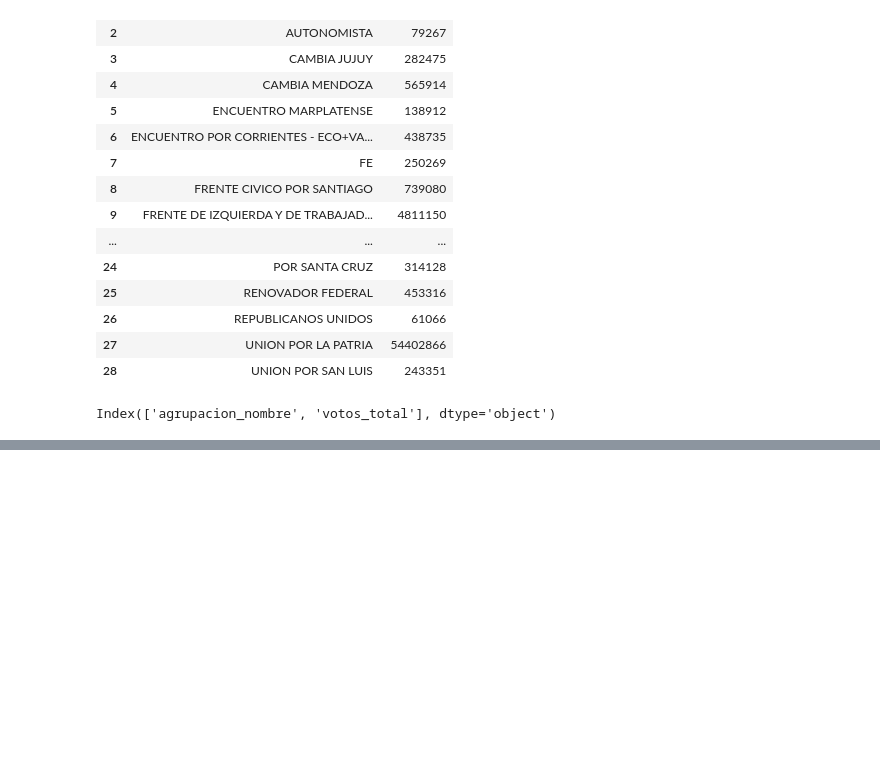
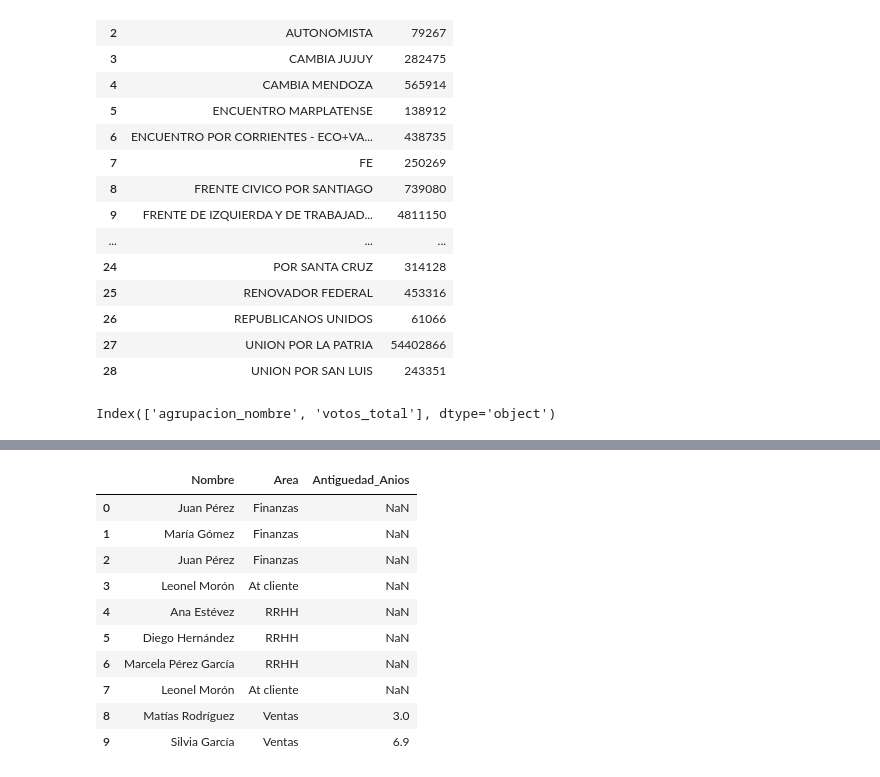
Before and after one commit to Leonel-Moron/TP_M4OP, a Jupyter notebook: Carpeta Prueba/Ejemplo con Resultados.ipynb, the cells around one changed output, grey strips where cells are left out. Cells and saved outputs as stored; diff of their text form; code cells hidden in the pictures; blank space fills up the shorter version.

```diff
--- a/Carpeta Prueba/Ejemplo con Resultados.ipynb
+++ b/Carpeta Prueba/Ejemplo con Resultados.ipynb
@@ -262,0 +417,28 @@ Index(['agrupacion_nombre', 'votos_total'], dtype='object')
+# %%
+finanzas = {"Nombre": ["Juan Pérez", "María Gómez","Juan Pérez","Leonel Morón"], "Area": ["Finanzas", "Finanzas","Finanzas","At cliente"]}
+finanzas = pd.DataFrame.from_dict(finanzas)
+rrhh = {"Nombre": ["Ana Estévez", "Diego Hernández","Marcela Pérez García","Leonel Morón"], "Area": ["RRHH", "RRHH","RRHH", "At cliente"]}
+rrhh = pd.DataFrame.from_dict(rrhh)
+ventas= {"Nombre": ["Matías Rodríguez", "Silvia García"], "Area": ["Ventas", "Ventas"],"Antiguedad_Anios": [3, 6.9]}
+ventas= pd.DataFrame.from_dict(ventas)
+#Creamos 3 DF
+
+empleados_union_all = pd.concat([finanzas, rrhh, ventas],ignore_index=True)
+#Usamos la funcion (parecida a merge pero te une todo).
+#Ignore_index ayuda a que se eliminen los indices viejos y ahora tenga nuevos.
+empleados_union_all
+
+#UNION ALL ignora los duplicados, o sea, no les da bola y copia tal cual.
+#Se van a unir 1 por debajo del otro los DF, es lo mas simple. Si hay columnas coincidentes se llenan los datos, sino NaN
+# %% [output]
+|  | Nombre | Area | Antiguedad_Anios |
+| 0 | Juan Pérez | Finanzas | NaN |
+| 1 | María Gómez | Finanzas | NaN |
+| 2 | Juan Pérez | Finanzas | NaN |
+| 3 | Leonel Morón | At cliente | NaN |
+| 4 | Ana Estévez | RRHH | NaN |
+| 5 | Diego Hernández | RRHH | NaN |
+| 6 | Marcela Pérez García | RRHH | NaN |
+| 7 | Leonel Morón | At cliente | NaN |
+| 8 | Matías Rodríguez | Ventas | 3.0 |
+| 9 | Silvia García | Ventas | 6.9 |
```
Also changed, not shown: parts of 17 cells of this notebook.
